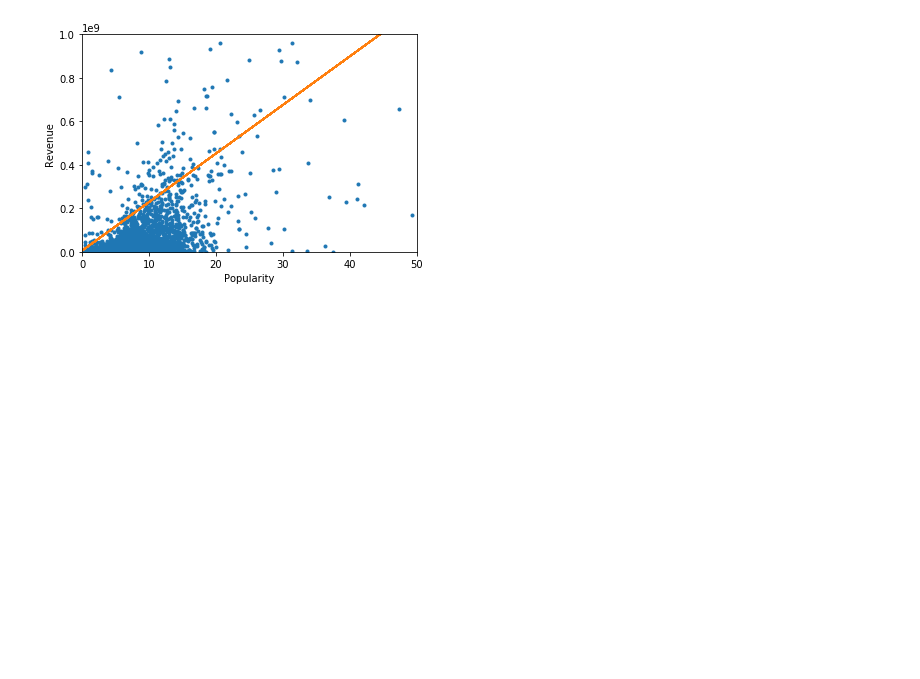
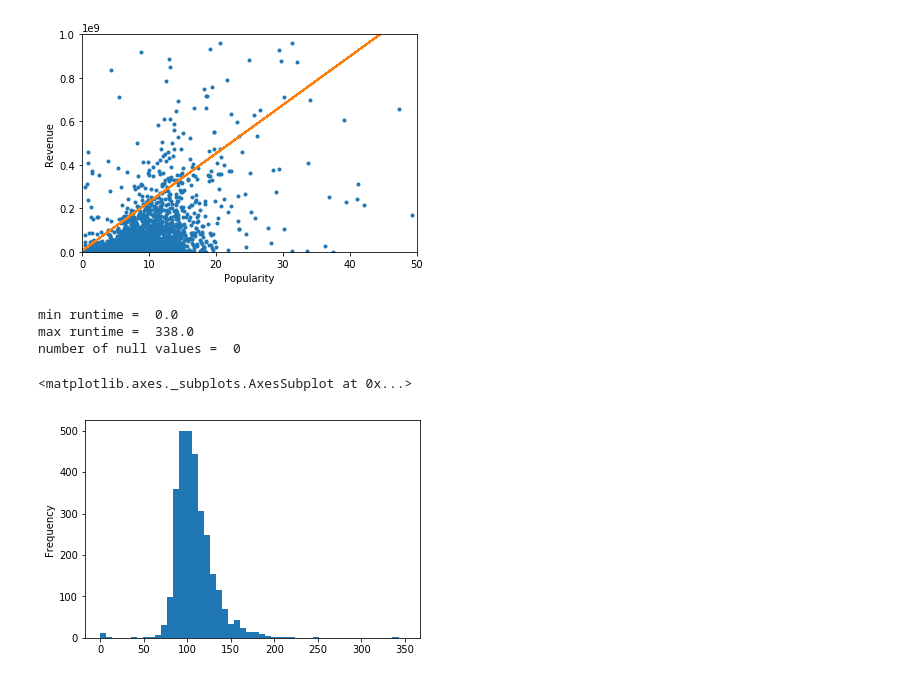
Before and after one commit to b-mv/rentalcats_boxoffice, a Jupyter notebook: boxoffice_bmv.ipynb, the cells around one changed output. Saved outputs shown, nothing was run; the diff lists cells and outputs as text; code cells hidden in the pictures; blank space fills up the shorter version.

```diff
--- a/boxoffice_bmv.ipynb
+++ b/boxoffice_bmv.ipynb
@@ -88,3 +88,20 @@ plt.xlabel('Popularity')
 # %% [output]
 Text(0.5, 0, 'Popularity')
 [figure]
+# %%
+## popularity min and max
+print('min runtime = ' , min(train['runtime']))
+print('max runtime = ' , max(train['runtime']))
+print('number of null values = ' , train['runtime'].isna().sum())
+
+## replace the missing values with mean
+train['runtime'].fillna(value=numpy.mean(train['runtime']), axis=0, inplace=True)
+
+## plot popularity distribution
+train['runtime'].plot.hist(bins=50, range = (0, 350))
+# %% [output]
+min runtime =  0.0
+max runtime =  338.0
+number of null values =  0
+<matplotlib.axes._subplots.AxesSubplot at 0x...>
+[figure, added]
```
Also changed, not shown: parts of 5 cells of this notebook.
